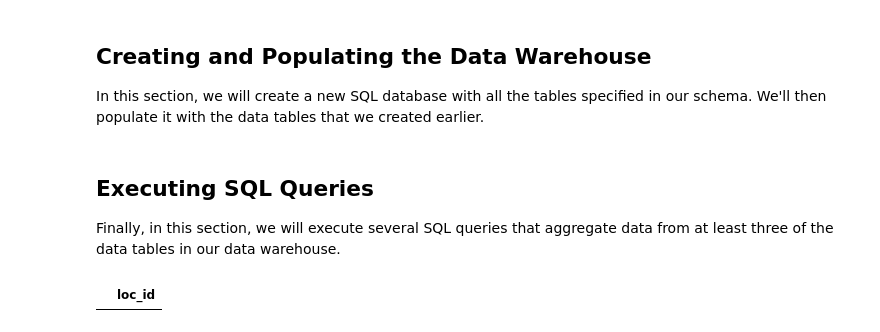
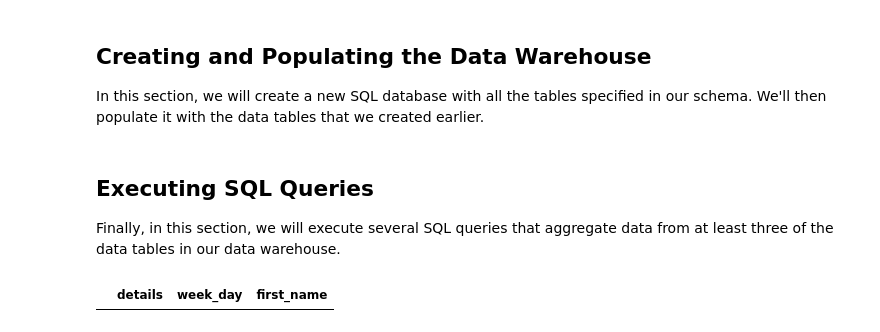
Before and after one commit to MKhour/DSProject1, a Jupyter notebook: DSProject1.ipynb, the cells around one changed output. Cells and saved outputs as stored; diff of their text form; code cells hidden in the pictures.

```diff
--- a/DSProject1.ipynb
+++ b/DSProject1.ipynb
@@ -432,9 +419,9 @@ In this section, we will create a new SQL database with all the tables specified
 ## Executing SQL Queries
 Finally, in this section, we will execute several SQL queries that aggregate data from at least three of the data tables in our data warehouse.
 # %%
-sql_query = "SELECT loc_id from locations;"
+sql_query = "SELECT details, week_day, first_name FROM transactions JOIN dates ON transactions.date = dates.date JOIN     accounts ON transactions.account_no = accounts.account_no JOIN users ON accounts.user_id = users.id WHERE week_day = 'Thursday';"
 db_name = "banks"
-locations_info = get_mysql_dataframe(user_id, pwd, host_name, db_name, sql_query)
-locations_info
+thursday_transactions = get_mysql_dataframe(user_id, pwd, host_name, db_name, sql_query)
+thursday_transactions
 # %% [output]
-|  | loc_id |
+|  | details | week_day | first_name |
```
Also changed, not shown: parts of 5 cells of this notebook, 1 other file.
